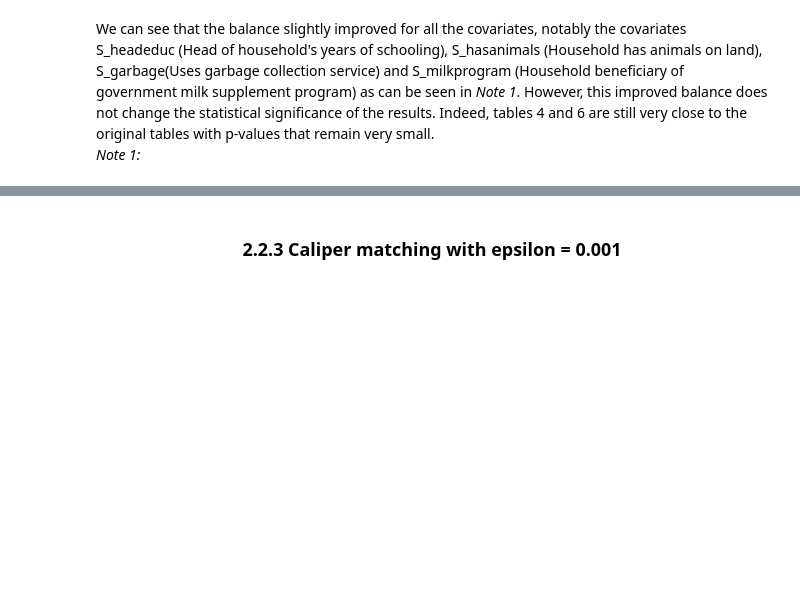
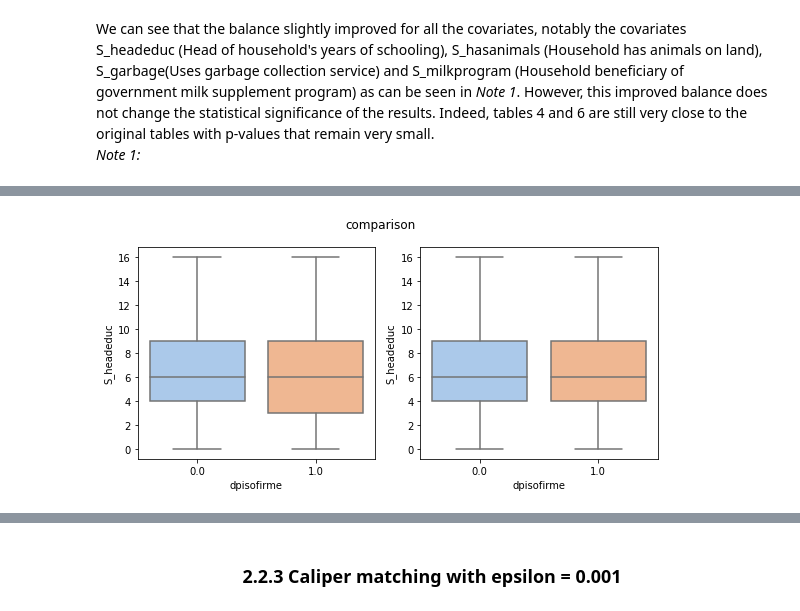
Before and after one commit to epfl-ada/ada-2020-project-milestone-p3-p3_bebibrus, a Jupyter notebook: notebook.ipynb, the cells around one changed output, grey strips where cells are left out. Cells and saved outputs as stored; diff of their text form; code cells hidden in the pictures; blank space fills up the shorter version.

```diff
--- a/notebook.ipynb
+++ b/notebook.ipynb
@@ -654,0 +671,12 @@ NameError: name 'treated_balanced_caliper01' is not defined
+# %%
+figa, axes = plt.subplots(1,2, figsize=(8,4))
+with sns.axes_style("whitegrid"):
+    sns.boxplot(data=household_data, x="dpisofirme", y="S_headeduc", ax = axes[0], palette="pastel")
+    sns.boxplot(data=balanced_caliper01, x="dpisofirme", y="S_headeduc", ax = axes[1], palette="pastel")
+figa.suptitle("comparison")
+figa.tight_layout()
+plt.savefig('figures/dpi.png')
+fig.tight_layout()
+plt.savefig('figures/headeduc_boxplot.png')
+# %% [output]
+[figure, added]
```
Also changed, not shown: parts of 12 cells of this notebook, 6 other files.
